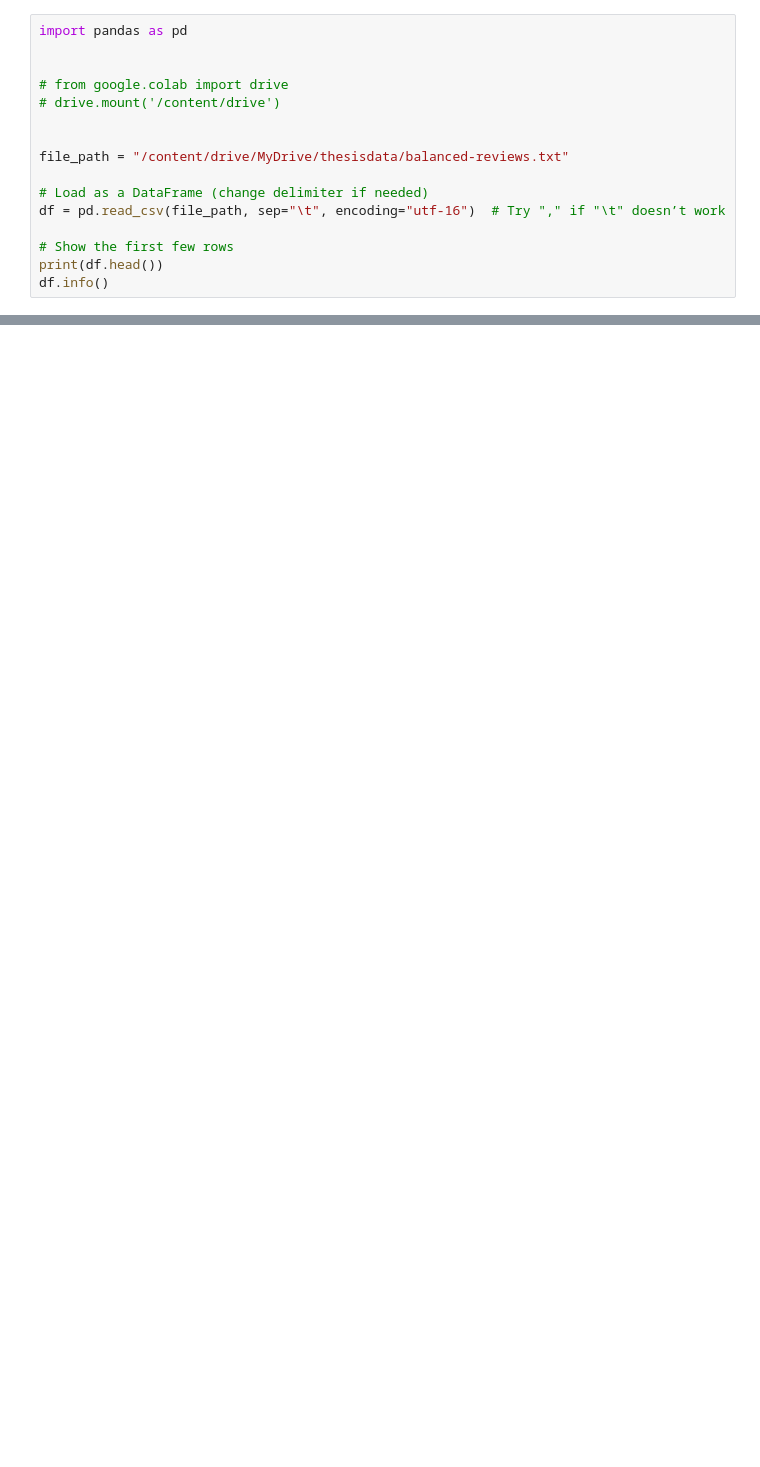
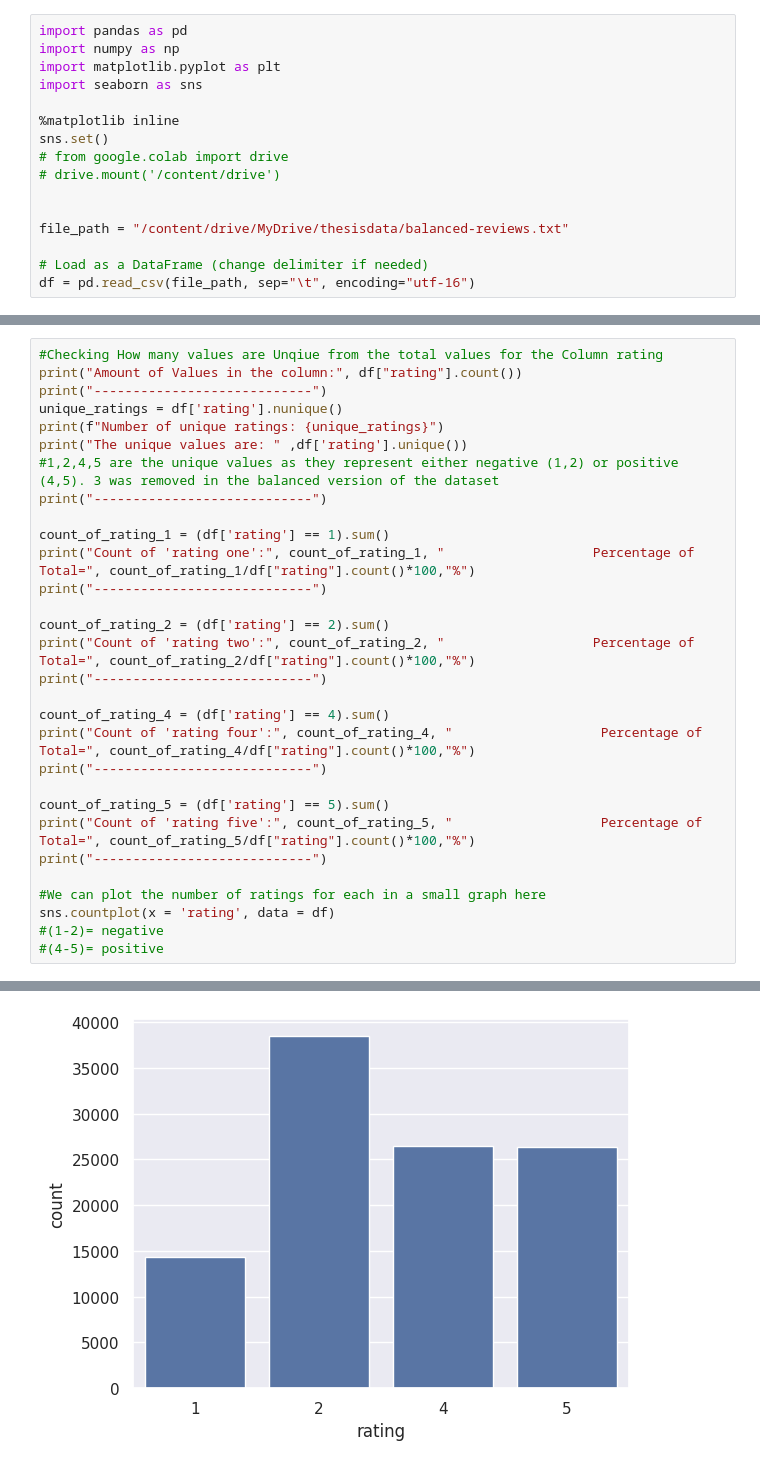
Before and after one commit to HussainBadreddeen/AutoML_Thesis, a Jupyter notebook: hard_dataset_preprocessing.ipynb, the cells around one changed output, grey strips where cells are left out. Saved outputs shown, nothing was run; the diff lists cells and outputs as text; blank space fills up the shorter version.

```diff
--- a/hard_dataset_preprocessing.ipynb
+++ b/hard_dataset_preprocessing.ipynb
@@ -3,7 +5,11 @@
 # %%
 import pandas as pd
+import numpy as np
+import matplotlib.pyplot as plt
+import seaborn as sns
 
-
+%matplotlib inline
+sns.set()
 # from google.colab import drive
 # drive.mount('/content/drive')
 
@@ -11,8 +17,4 @@ import pandas as pd
 file_path = "/content/drive/MyDrive/thesisdata/balanced-reviews.txt"
 
 # Load as a DataFrame (change delimiter if needed)
-df = pd.read_csv(file_path, sep="\t", encoding="utf-16")  # Try "," if "\t" doesn’t work
-
-# Show the first few rows
-print(df.head())
-df.info()
+df = pd.read_csv(file_path, sep="\t", encoding="utf-16")
@@ -36,0 +69,31 @@ memory usage: 5.6+ MB
+# %%
+#Checking How many values are Unqiue from the total values for the Column rating
+print("Amount of Values in the column:", df["rating"].count())
+print("----------------------------")
+unique_ratings = df['rating'].nunique()
+print(f"Number of unique ratings: {unique_ratings}")
+print("The unique values are: " ,df['rating'].unique())
+#1,2,4,5 are the unique values as they represent either negative (1,2) or positive (4,5). 3 was removed in the balanced version of the dataset
+print("----------------------------")
+
+count_of_rating_1 = (df['rating'] == 1).sum()
+print("Count of 'rating one':", count_of_rating_1, "                   Percentage of Total=", count_of_rating_1/df["rating"].count()*100,"%")
+print("----------------------------")
+
+count_of_rating_2 = (df['rating'] == 2).sum()
+print("Count of 'rating two':", count_of_rating_2, "                   Percentage of Total=", count_of_rating_2/df["rating"].count()*100,"%")
+print("----------------------------")
+
+count_of_rating_4 = (df['rating'] == 4).sum()
+print("Count of 'rating four':", count_of_rating_4, "                   Percentage of Total=", count_of_rating_4/df["rating"].count()*100,"%")
+print("----------------------------")
+
+count_of_rating_5 = (df['rating'] == 5).sum()
+print("Count of 'rating five':", count_of_rating_5, "                   Percentage of Total=", count_of_rating_5/df["rating"].count()*100,"%")
+print("----------------------------")
+
+#We can plot the number of ratings for each in a small graph here
+sns.countplot(x = 'rating', data = df)
+#(1-2)= negative
+#(4-5)= positive
+# %% [output]
@@ -36,0 +114 @@ memory usage: 5.6+ MB
+[figure, added]
```
Also changed, not shown: parts of 14 cells of this notebook.
